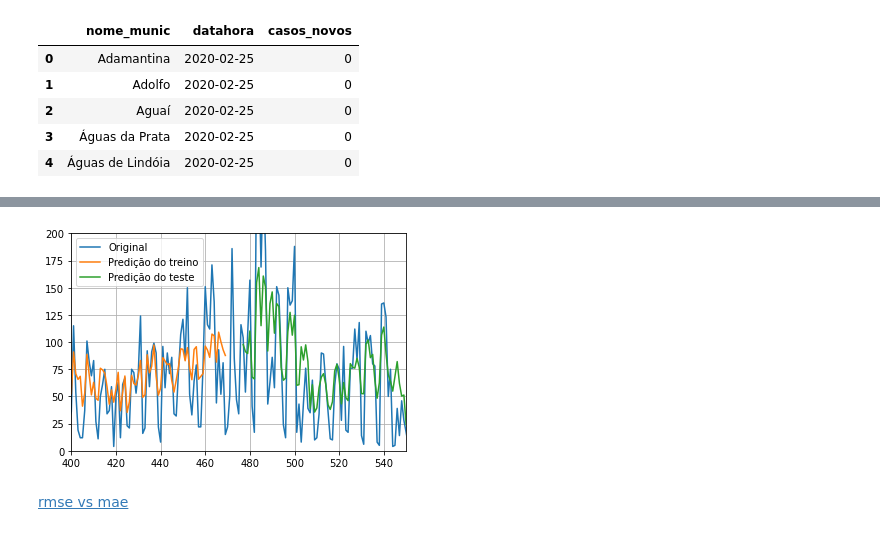
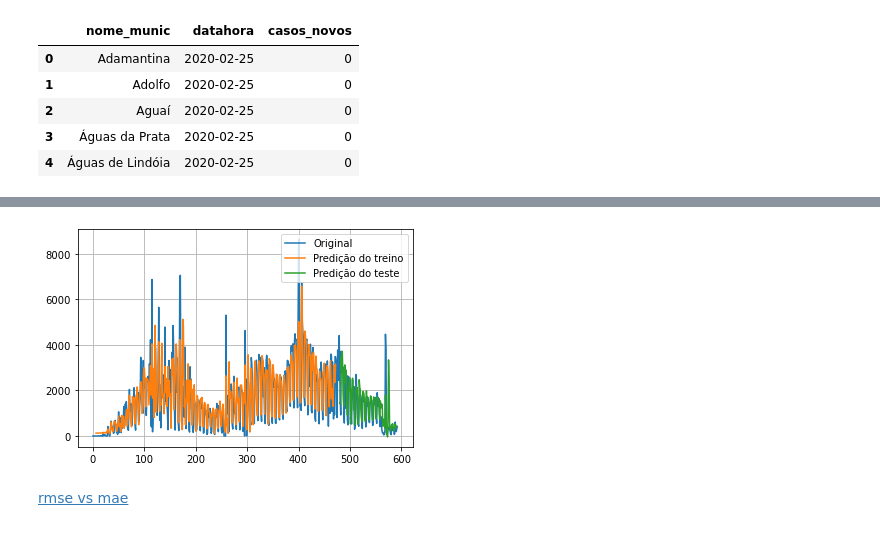
Before and after one commit to marcosatsf/coneg-panel-api, a Jupyter notebook: train_lstm/visualize_data.ipynb, the cells around one changed output, grey strips where cells are left out. Drawn from its saved outputs; the diff is of its cells as text; code cells hidden in the pictures.

```diff
--- a/train_lstm/visualize_data.ipynb
+++ b/train_lstm/visualize_data.ipynb
@@ -53,7 +64,7 @@ import pandas as pd
 url_repo = 'https://raw.githubusercontent.com/seade-R/dados-covid-sp/master/data/dados_covid_sp.csv'
 #url_repo = 'dados_covid_sp.csv'
 df_loaded = pd.read_csv(url_repo, delimiter=';', usecols=['nome_munic','casos_novos','datahora'])
-data = {'city':'Indaiatuba'}
+data = {'city':'São Paulo'}
 df_filtered = df_loaded[df_loaded.nome_munic==data['city']]
 
 def create_dataset(dataset, look_back=1):
@@ -93,7 +104,8 @@ model.add(Dropout(0.055))
 model.add(Dense(256))
 #model.add(Dense(1, activation='tanh'))
 model.add(Dense(1, activation='tanh'))
-model.compile(loss='mean_absolute_error', optimizer='adam', metrics=['mse'])
+opt=SGD(learning_rate=0.001, momentum=0.9)
+model.compile(loss='mean_absolute_error', optimizer=opt, metrics=['mae'])
 
 history = model.fit(trainX, trainY, validation_data=(testX, testY), epochs=60, batch_size=2, verbose=1)
 # %% [output]
@@ -233,15 +189,15 @@ testPredictPlot[-len(testPredict)-1:-1, :] = testPredict
 # %%
 # plot baseline and predictions
 plt.plot(scaler.inverse_transform(df_cases), label='Original')
 plt.plot(trainPredictPlot , label='Predição do treino')
 plt.plot(testPredictPlot, label='Predição do teste')
 #plt.plot(scaler.inverse_transform([trainY]), label='?')
 plt.grid()
-plt.xlim(400, 550)
-plt.ylim(0, 200)
+#plt.xlim(300, 330)
+#plt.ylim(0, 400)
 plt.legend()
 plt.show()
 # %% [output]
-[figure, old version]
+[figure, new version]
 # %% [markdown]
 <a href='https://www.linkedin.com/pulse/rmse-ou-mae-como-avaliar-meu-modelo-de-machine-learning-rezende/?originalSubdomain=pt'>rmse vs mae</a>
```
Also changed, not shown: parts of 35 cells of this notebook, 2 other files.
